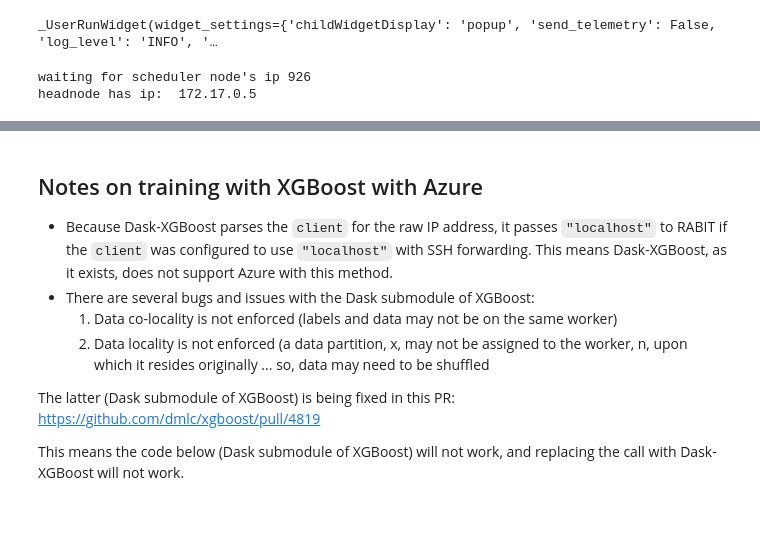
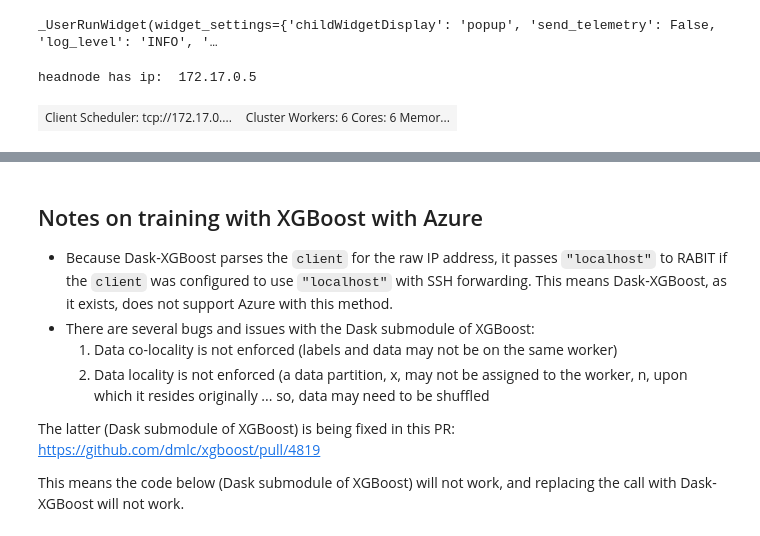
Before and after one commit to danielsc/azureml-and-dask, a Jupyter notebook: rapids_interactive/azure_taxi.ipynb, the cells around one changed output, grey strips where cells are left out. Cells and saved outputs as stored; diff of their text form; code cells hidden in the pictures.

Commit message:
rapids 0.9

```diff
--- a/rapids_interactive/azure_taxi.ipynb
+++ b/rapids_interactive/azure_taxi.ipynb
@@ -155,7 +150,7 @@ est = Estimator(
     node_count=3,
     use_gpu=True,
     distributed_training=mpi_config,
-    conda_dependencies_file='dask.yml')
+    conda_dependencies_file='rapids-0.9.yaml')
 
 run = Experiment(ws, "init-dask-env").submit(est)
 # %% [output]
@@ -189,7 +184,6 @@ while not "headnode" in run.get_metrics():
 headnode = run.get_metrics()["headnode"]
 print("headnode has ip: ", headnode)
 # %% [output]
-waiting for scheduler node's ip 926
 headnode has ip:  172.17.0.5
 # %%
 print("ssh -vvv -N -L 0.0.0.0:8786:{headnode}:8786 -L 0.0.0.0:8787:{headnode}:8787 dask@{nodeip} -p {nodeport}".format(
@@ -198,9 +192,11 @@ print("ssh -vvv -N -L 0.0.0.0:8786:{headnode}:8786 -L 0.0.0.0:8787:{headnode}:87
     nodeport=gpu_cluster.list_nodes()[0]['port']))
 # %%
 import distributed
-client = distributed.Client('tcp://localhost:8786')
+client = distributed.Client('tcp://{}:8786'.format(run.get_metrics()["headnode"]))
 client.restart()
 client
+# %% [output]
+| Client Scheduler: tcp://172.17.0.... | Cluster Workers: 6 Cores: 6 Memor... |
 # %%
 import dask
 
```
Also changed, not shown: parts of 6 cells of this notebook, 1 other file.
